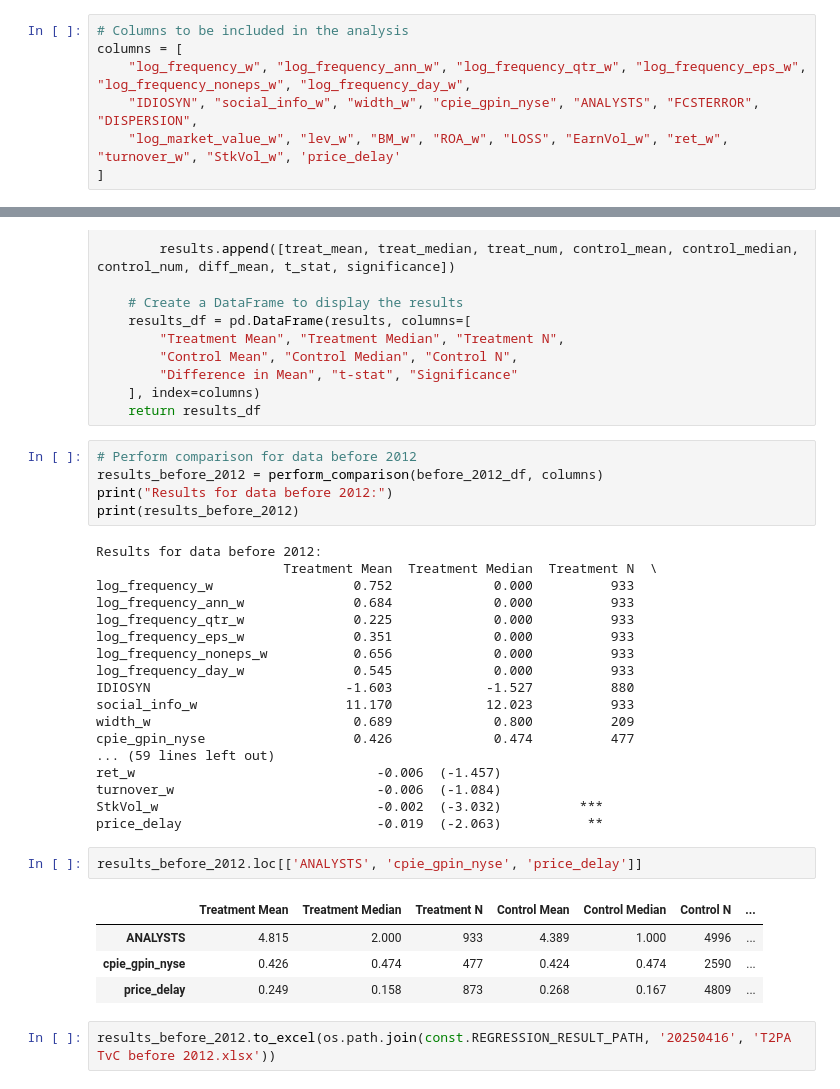
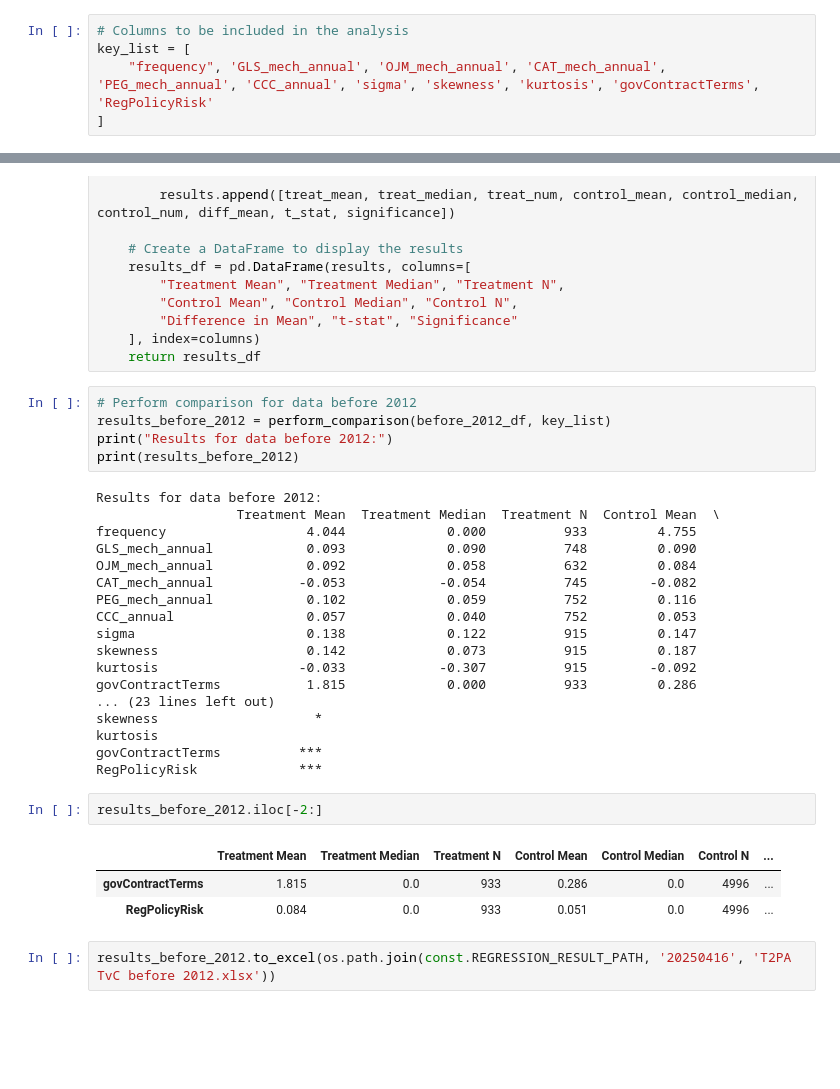
Before and after one commit to wangyouan/STOCKAct, a Jupyter notebook: Notebook/GetSummaryStatistics.ipynb, the cells around one changed output, grey strips where cells are left out. Cells and saved outputs as stored; diff of their text form; blank space fills up the shorter version.

```diff
--- a/Notebook/GetSummaryStatistics.ipynb
+++ b/Notebook/GetSummaryStatistics.ipynb
@@ -13,10 +13,8 @@ file_path = os.path.join(const.RESULT_PATH, '20250501_stock_act_data_v1.dta')
 df = pd.read_stata(file_path).copy()
 # %%
 # Columns to be included in the analysis
-columns = [
-    "log_frequency_w", "log_frequency_ann_w", "log_frequency_qtr_w", "log_frequency_eps_w", "log_frequency_noneps_w", "log_frequency_day_w",
-    "IDIOSYN", "social_info_w", "width_w", "cpie_gpin_nyse", "ANALYSTS", "FCSTERROR", "DISPERSION",
-    "log_market_value_w", "lev_w", "BM_w", "ROA_w", "LOSS", "EarnVol_w", "ret_w", "turnover_w", "StkVol_w", 'price_delay'
+key_list = [
+    "frequency", 'GLS_mech_annual', 'OJM_mech_annual', 'CAT_mech_annual', 'PEG_mech_annual', 'CCC_annual', 'sigma', 'skewness', 'kurtosis', 'govContractTerms', 'RegPolicyRisk'
 ]
 # %%
 # Split the data into two parts based on fiscal_year
@@ -71,34 +69,33 @@ def perform_comparison(df, columns):
     return results_df
 # %%
 # Perform comparison for data before 2012
-results_before_2012 = perform_comparison(before_2012_df, columns)
+results_before_2012 = perform_comparison(before_2012_df, key_list)
 print("Results for data before 2012:")
 print(results_before_2012)
 # %% [output]
 Results for data before 2012:
-                        Treatment Mean  Treatment Median  Treatment N  \
-log_frequency_w                  0.752             0.000          933
-log_frequency_ann_w              0.684             0.000          933
-log_frequency_qtr_w              0.225             0.000          933
-log_frequency_eps_w              0.351             0.000          933
-log_frequency_noneps_w           0.656             0.000          933
-log_frequency_day_w              0.545             0.000          933
-IDIOSYN                         -1.603            -1.527          880
-social_info_w                   11.170            12.023          933
-width_w                          0.689             0.800          209
-cpie_gpin_nyse                   0.426             0.474          477
-... (59 lines left out)
-ret_w                               -0.006  (-1.457)
-turnover_w                          -0.006  (-1.084)
-StkVol_w                            -0.002  (-3.032)          ***
-price_delay                         -0.019  (-2.063)           **
+                  Treatment Mean  Treatment Median  Treatment N  Control Mean  \
+frequency                  4.044             0.000          933         4.755
+GLS_mech_annual            0.093             0.090          748         0.090
+OJM_mech_annual            0.092             0.058          632         0.084
+CAT_mech_annual           -0.053            -0.054          745        -0.082
+PEG_mech_annual            0.102             0.059          752         0.116
+CCC_annual                 0.057             0.040          752         0.053
+sigma                      0.138             0.122          915         0.147
+skewness                   0.142             0.073          915         0.187
+kurtosis                  -0.033            -0.307          915        -0.092
+govContractTerms           1.815             0.000          933         0.286
+... (23 lines left out)
+skewness                    *
+kurtosis
+govContractTerms          ***
+RegPolicyRisk             ***
 # %%
-results_before_2012.loc[['ANALYSTS', 'cpie_gpin_nyse', 'price_delay']]
+results_before_2012.iloc[-2:]
 # %% [output]
 |  | Treatment Mean | Treatment Median | Treatment N | Control Mean | Control Median | Control N | ... |
-| ANALYSTS | 4.815 | 2.000 | 933 | 4.389 | 1.000 | 4996 | ... |
-| cpie_gpin_nyse | 0.426 | 0.474 | 477 | 0.424 | 0.474 | 2590 | ... |
-| price_delay | 0.249 | 0.158 | 873 | 0.268 | 0.167 | 4809 | ... |
+| govContractTerms | 1.815 | 0.0 | 933 | 0.286 | 0.0 | 4996 | ... |
+| RegPolicyRisk | 0.084 | 0.0 | 933 | 0.051 | 0.0 | 4996 | ... |
 # %%
 results_before_2012.to_excel(os.path.join(const.REGRESSION_RESULT_PATH, '20250416', 'T2PA TvC before 2012.xlsx'))
 # %%
```
Also changed, not shown: parts of 2 cells of this notebook.
